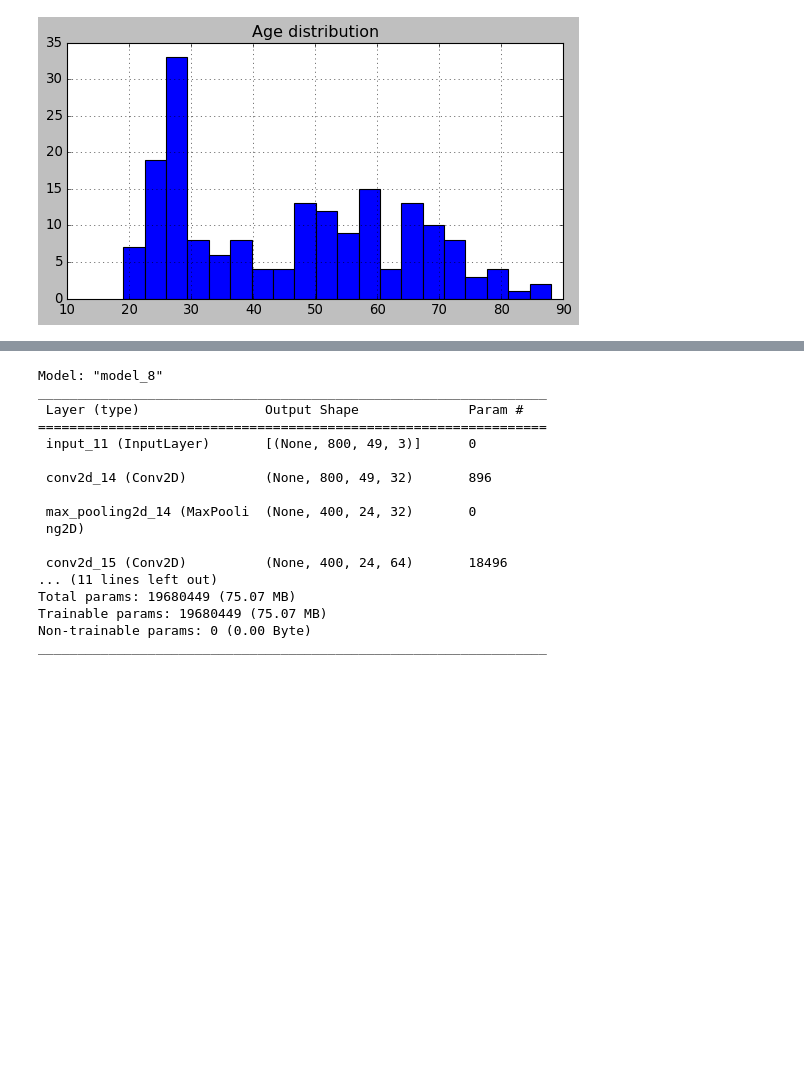
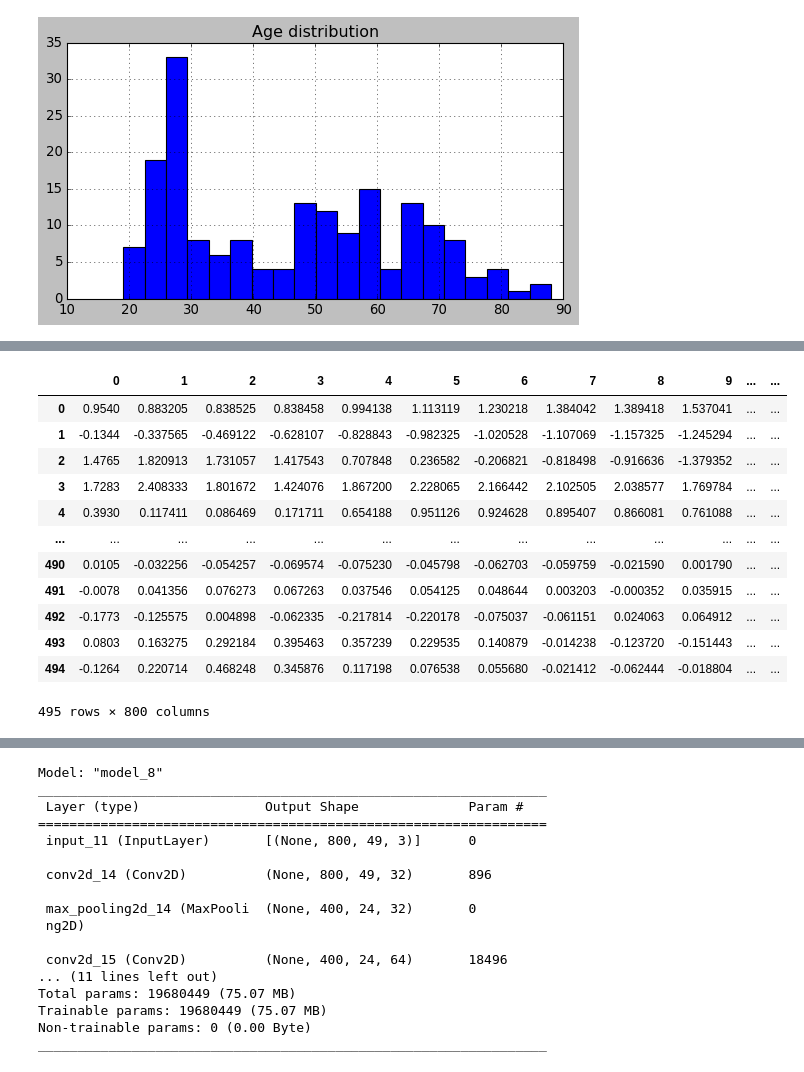
Before and after one commit to Yitzhak-Grinvald/gait_detection, a Jupyter notebook: notebook.ipynb, the cells around one changed output, grey strips where cells are left out. Saved outputs shown, nothing was run; the diff lists cells and outputs as text; code cells hidden in the pictures; blank space fills up the shorter version.

```diff
--- a/notebook.ipynb
+++ b/notebook.ipynb
@@ -265,0 +268,16 @@ plt.title('Final data example');
+# %%
+data_uri
+# %% [output]
+|  | 0 | 1 | 2 | 3 | 4 | 5 | 6 | 7 | 8 | 9 | ... | ... |
+| 0 | 0.9540 | 0.883205 | 0.838525 | 0.838458 | 0.994138 | 1.113119 | 1.230218 | 1.384042 | 1.389418 | 1.537041 | ... | ... |
+| 1 | -0.1344 | -0.337565 | -0.469122 | -0.628107 | -0.828843 | -0.982325 | -1.020528 | -1.107069 | -1.157325 | -1.245294 | ... | ... |
+| 2 | 1.4765 | 1.820913 | 1.731057 | 1.417543 | 0.707848 | 0.236582 | -0.206821 | -0.818498 | -0.916636 | -1.379352 | ... | ... |
+| 3 | 1.7283 | 2.408333 | 1.801672 | 1.424076 | 1.867200 | 2.228065 | 2.166442 | 2.102505 | 2.038577 | 1.769784 | ... | ... |
+| 4 | 0.3930 | 0.117411 | 0.086469 | 0.171711 | 0.654188 | 0.951126 | 0.924628 | 0.895407 | 0.866081 | 0.761088 | ... | ... |
+| ... | ... | ... | ... | ... | ... | ... | ... | ... | ... | ... | ... | ... |
+| 490 | 0.0105 | -0.032256 | -0.054257 | -0.069574 | -0.075230 | -0.045798 | -0.062703 | -0.059759 | -0.021590 | 0.001790 | ... | ... |
+| 491 | -0.0078 | 0.041356 | 0.076273 | 0.067263 | 0.037546 | 0.054125 | 0.048644 | 0.003203 | -0.000352 | 0.035915 | ... | ... |
+| 492 | -0.1773 | -0.125575 | 0.004898 | -0.062335 | -0.217814 | -0.220178 | -0.075037 | -0.061151 | 0.024063 | 0.064912 | ... | ... |
+| 493 | 0.0803 | 0.163275 | 0.292184 | 0.395463 | 0.357239 | 0.229535 | 0.140879 | -0.014238 | -0.123720 | -0.151443 | ... | ... |
+| 494 | -0.1264 | 0.220714 | 0.468248 | 0.345876 | 0.117198 | 0.076538 | 0.055680 | -0.021412 | -0.062444 | -0.018804 | ... | ... |
+495 rows × 800 columns
```
Also changed, not shown: parts of 7 cells of this notebook.
